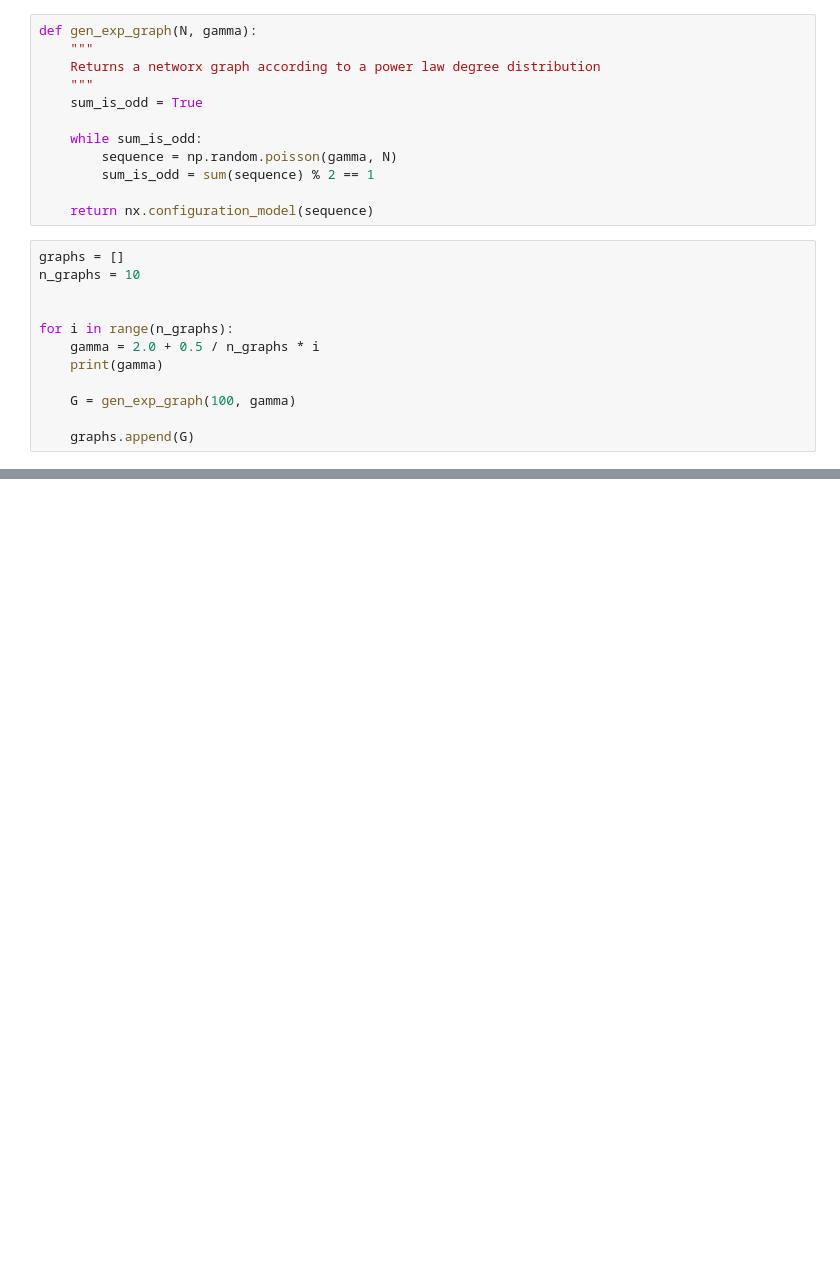
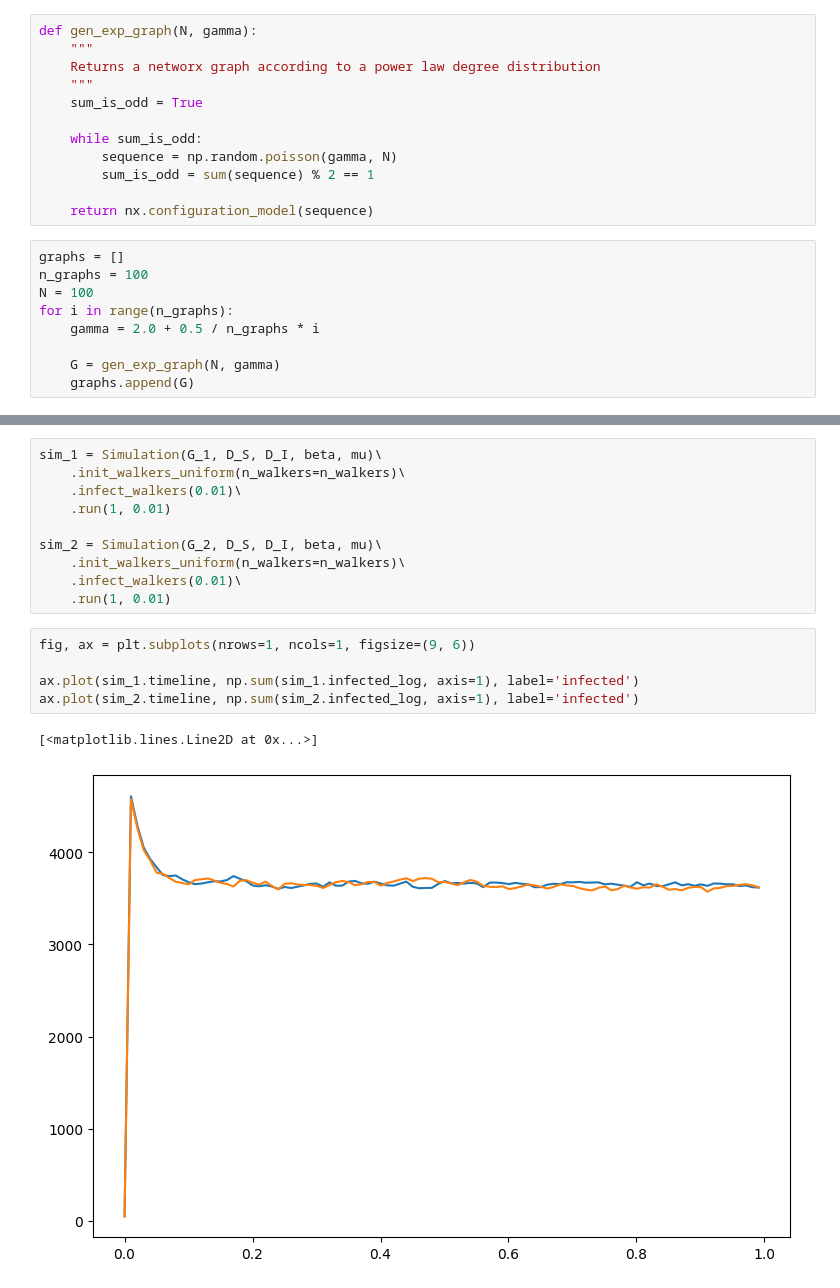
Before and after one commit to andrinr/uzh-networks, a Jupyter notebook: ex11/main.ipynb, the cells around one changed output, grey strips where cells are left out. Drawn from its saved outputs; the diff is of its cells as text; blank space fills up the shorter version.

```diff
--- a/ex11/main.ipynb
+++ b/ex11/main.ipynb
@@ -18,13 +18,10 @@ def gen_exp_graph(N, gamma):
     return nx.configuration_model(sequence)
 # %%
 graphs = []
-n_graphs = 10
-
-
+n_graphs = 100
+N = 100
 for i in range(n_graphs):
     gamma = 2.0 + 0.5 / n_graphs * i
-    print(gamma)
 
-    G = gen_exp_graph(100, gamma)
-
+    G = gen_exp_graph(N, gamma)
     graphs.append(G)
@@ -129,0 +83,18 @@ Text(0, 0.5, 'Fraction of walkers')
+# %%
+sim_1 = Simulation(G_1, D_S, D_I, beta, mu)\
+    .init_walkers_uniform(n_walkers=n_walkers)\
+    .infect_walkers(0.01)\
+    .run(1, 0.01)
+
+sim_2 = Simulation(G_2, D_S, D_I, beta, mu)\
+    .init_walkers_uniform(n_walkers=n_walkers)\
+    .infect_walkers(0.01)\
+    .run(1, 0.01)
+# %%
+fig, ax = plt.subplots(nrows=1, ncols=1, figsize=(9, 6))
+
+ax.plot(sim_1.timeline, np.sum(sim_1.infected_log, axis=1), label='infected')
+ax.plot(sim_2.timeline, np.sum(sim_2.infected_log, axis=1), label='infected')
+# %% [output]
+[<matplotlib.lines.Line2D at 0x...>]
+[figure, added]
```
Also changed, not shown: parts of 8 cells of this notebook, 2 other files.
